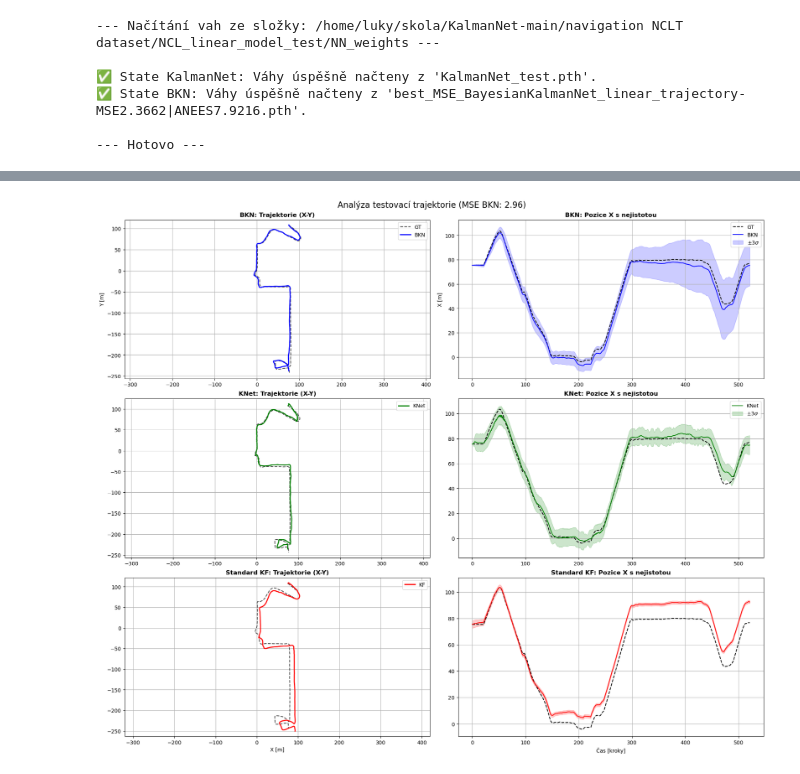
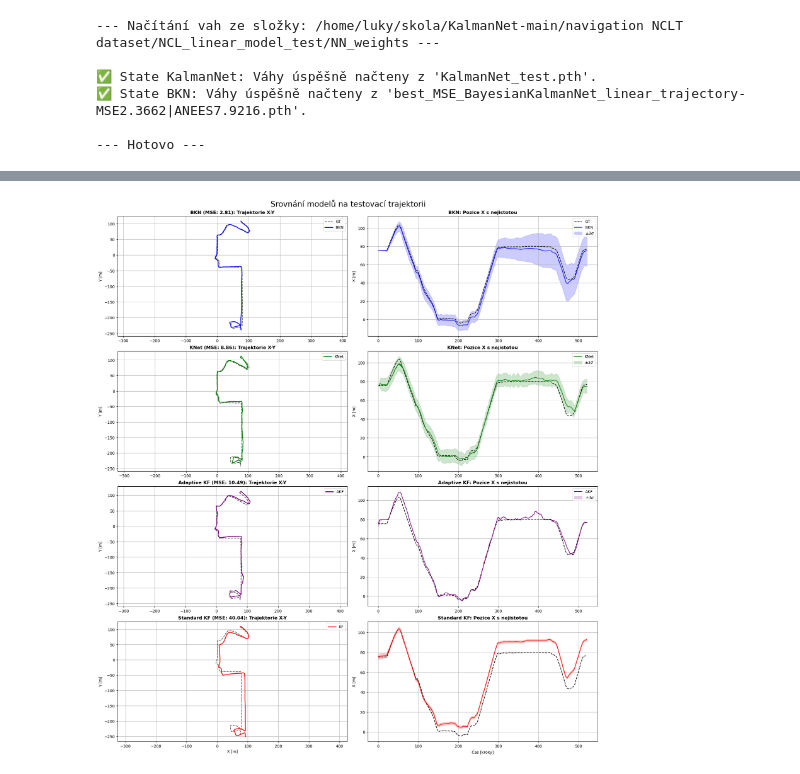
Before and after one commit to Lukas-Kozel/KalmanNet-for-state-estimation, a Jupyter notebook: navigation NCLT dataset/NCL_linear_model_test/full_test_Linear_velocity_integration.ipynb, the cells around one changed output, grey strips where cells are left out. Cells and saved outputs as stored; diff of their text form; code cells hidden in the pictures.

Commit message:
fix adaptive KalmanFilter

```diff
--- a/navigation NCLT dataset/NCL_linear_model_test/full_test_Linear_velocity_integration.ipynb
+++ b/navigation NCLT dataset/NCL_linear_model_test/full_test_Linear_velocity_integration.ipynb
@@ -557,8 +553,8 @@ except NameError:
 print("Inicializuji EKF, UKF, PF, AKF, KF...")
 ekf_filter = Filters.ExtendedKalmanFilter(sys_model)
 ukf_filter = Filters.UnscentedKalmanFilter(sys_model)
-pf_filter = Filters.ParticleFilter(sys_model, num_particles=500000) # Sníženo pro rychlost
-akf_filter = Filters.AdaptiveKalmanFilter(sys_model, mdm_L=3, mdm_version=1)
+pf_filter = Filters.ParticleFilter(sys_model, num_particles=1000000) # Sníženo pro rychlost
+akf_filter = Filters.AdaptiveKalmanFilter_online(sys_model, mdm_L=3, mdm_version=1, forgetting_factor=0.995)
 kf_filter = Filters.KalmanFilter(sys_model)
 
 # ==============================================================================
@@ -666,7 +662,7 @@ with torch.no_grad():
 
             # Adaptive KF
             try:
-                res_akf, _, _ = akf_filter.process_sequence_adaptively(y_seq)
+                res_akf, _, _ = akf_filter.process_sequence_adaptively(y_seq, Ex0=filter_init_state, P0=sys_model.P0)
                 save_filter_res('AKF', res_akf)
             except:
                 pass # AKF občas diverguje
@@ -811,20 +807,26 @@ with torch.no_grad():
         x_hat_knet = None
         knet_std_np = None
 
-# --- C) KF RUN ---
-# KF obvykle běží na CPU nebo s malou pamětí, zde změna není nutná,
-# ale pro jistotu detach()
-res_kf = kf_filter.process_sequence(y_seq, Ex0=filter_init_state, P0=sys_model.P0)
+    # --- C) AKF RUN (Adaptive KF) ---
+    # Tento filtr vrací (results_dict, Q_hist, R_hist)
+    res_akf_raw, _, _ = akf_filter.process_sequence_adaptively(y_seq, Ex0=filter_init_state, P0=sys_model.P0)
+
+    # --- D) KF RUN (Standard) ---
+    res_kf = kf_filter.process_sequence(y_seq, Ex0=filter_init_state, P0=sys_model.P0)
 
 
-# === 2. VIZUALIZACE ===
+# === 2. PŘÍPRAVA DAT PRO PLOTTING ===
 # Převod na numpy
 gt_np = x_true.cpu().numpy()
 time_steps = np.arange(len(gt_np))
 
-# BKN výsledky (už jsou na CPU díky úpravě výše)
+# BKN výsledky (už jsou na CPU)
 bkn_est_np = x_hat_bkn.numpy()
 bkn_std_np = np.sqrt(P_diag_bkn.numpy())
+
+# AKF výsledky
+akf_est_np = res_akf_raw['x_filtered'].detach().cpu().numpy()
+akf_std_np = np.sqrt(np.diagonal(res_akf_raw['P_filtered'].detach().cpu().numpy(), axis1=1, axis2=2))
 
 # KF výsledky
 kf_est_np = res_kf['x_filtered'].detach().cpu().numpy()
@@ -835,16 +837,21 @@ if x_hat_knet is not None:
 else:
     knet_est_np = None
 
-# Plotting
-fig, axs = plt.subplots(3, 2, figsize=(18, 15), constrained_layout=True)
-# Výpočet MSE pro titulek (na CPU)
+# === 3. VIZUALIZACE (4 řádky) ===
+# Změna: 4 řádky místo 3
+fig, axs = plt.subplots(4, 2, figsize=(18, 20), constrained_layout=True)
+
+# Výpočet MSE pro titulky
 mse_bkn = np.mean((bkn_est_np[1:] - gt_np[1:])**2)
-fig.suptitle(f"Analýza testovací trajektorie (MSE BKN: {mse_bkn:.2f})", fontsize=16)
+mse_akf = np.mean((akf_est_np[1:] - gt_np[1:])**2)
+mse_kf = np.mean((kf_est_np[1:] - gt_np[1:])**2)
+
+fig.suptitle(f"Srovnání modelů na testovací trajektorii", fontsize=20)
 
 # --- ŘÁDEK 1: Bayesian KalmanNet ---
 axs[0, 0].plot(gt_np[:, 0], gt_np[:, 2], 'k--', label='GT', alpha=0.7)
 axs[0, 0].plot(bkn_est_np[:, 0], bkn_est_np[:, 2], 'b-', linewidth=2, label='BKN')
-axs[0, 0].set_title("BKN: Trajektorie (X-Y)", fontweight='bold')
+axs[0, 0].set_title(f"BKN (MSE: {mse_bkn:.2f}): Trajektorie X-Y", fontweight='bold')
 axs[0, 0].set_ylabel("Y [m]")
 axs[0, 0].legend()
 axs[0, 0].grid(True)
@@ -863,45 +870,67 @@ axs[0, 1].grid(True)
 
 # --- ŘÁDEK 2: KNet (Classic) ---
 if knet_est_np is not None:
+    mse_knet = np.mean((knet_est_np[1:] - gt_np[1:])**2)
     axs[1, 0].plot(gt_np[:, 0], gt_np[:, 2], 'k--', alpha=0.7)
     axs[1, 0].plot(knet_est_np[:, 0], knet_est_np[:, 2], 'g-', linewidth=2, label='KNet')
-    axs[1, 0].set_title("KNet: Trajektorie (X-Y)", fontweight='bold')
+    axs[1, 0].set_title(f"KNet (MSE: {mse_knet:.2f}): Trajektorie X-Y", fontweight='bold')
+    axs[1, 0].set_ylabel("Y [m]")
     axs[1, 0].legend()
     axs[1, 0].grid(True)
     axs[1, 0].axis('equal')
 
     axs[1, 1].plot(time_steps, gt_np[:, 0], 'k--')
     axs[1, 1].plot(time_steps, knet_est_np[:, 0], 'g-', label='KNet')
-
-    # Vizualizace neurčitosti KNetu
     axs[1, 1].fill_between(time_steps,
                            knet_est_np[:, 0] - 3*knet_std_np[:, 0],
                            knet_est_np[:, 0] + 3*knet_std_np[:, 0],
                            color='green', alpha=0.2, label='$\pm 3\sigma$')
-
     axs[1, 1].set_title("KNet: Pozice X s nejistotou", fontweight='bold')
+    axs[1, 1].set_ylabel("X [m]")
     axs[1, 1].legend()
     axs[1, 1].grid(True)
 
-# --- ŘÁDEK 3: Standard KF ---
+# --- ŘÁDEK 3: Adaptive KF (AKF) - NOVÉ ---
 axs[2, 0].plot(gt_np[:, 0], gt_np[:, 2], 'k--', alpha=0.7)
-axs[2, 0].plot(kf_est_np[:, 0], kf_est_np[:, 2], 'r-', linewidth=2, label='KF')
-axs[2, 0].set_title("Standard KF: Trajektorie (X-Y)", fontweight='bold')
-axs[2, 0].set_xlabel("X [m]")
+axs[2, 0].plot(akf_est_np[:, 0], akf_est_np[:, 2], color='purple', linewidth=2, label='AKF')
+axs[2, 0].set_title(f"Adaptive KF (MSE: {mse_akf:.2f}): Trajektorie X-Y", fontweight='bold')
+axs[2, 0].set_ylabel("Y [m]")
 axs[2, 0].legend()
 axs[2, 0].grid(True)
 axs[2, 0].axis('equal')
 
 axs[2, 1].plot(time_steps, gt_np[:, 0], 'k--')
-axs[2, 1].plot(time_steps, kf_est_np[:, 0], 'r-', label='KF')
+axs[2, 1].plot(time_steps, akf_est_np[:, 0], color='purple', label='AKF')
 axs[2, 1].fill_between(time_steps,
+                       akf_est_np[:, 0] - 3*akf_std_np[:, 0],
+                       akf_est_np[:, 0] + 3*akf_std_np[:, 0],
+                       color='purple', alpha=0.2, label='$\pm 3\sigma$')
+axs[2, 1].set_title("Adaptive KF: Pozice X s nejistotou", fontweight='bold')
+axs[2, 1].set_ylabel("X [m]")
+axs[2, 1].legend()
+axs[2, 1].grid(True)
+
+# --- ŘÁDEK 4: Standard KF ---
+axs[3, 0].plot(gt_np[:, 0], gt_np[:, 2], 'k--', alpha=0.7)
+axs[3, 0].plot(kf_est_np[:, 0], kf_est_np[:, 2], 'r-', linewidth=2, label='KF')
+axs[3, 0].set_title(f"Standard KF (MSE: {mse_kf:.2f}): Trajektorie X-Y", fontweight='bold')
+axs[3, 0].set_xlabel("X [m]")
+axs[3, 0].set_ylabel("Y [m]")
+axs[3, 0].legend()
+axs[3, 0].grid(True)
+axs[3, 0].axis('equal')
+
+axs[3, 1].plot(time_steps, gt_np[:, 0], 'k--')
+axs[3, 1].plot(time_steps, kf_est_np[:, 0], 'r-', label='KF')
+axs[3, 1].fill_between(time_steps,
                        kf_est_np[:, 0] - 3*kf_std_np[:, 0],
                        kf_est_np[:, 0] + 3*kf_std_np[:, 0],
                        color='red', alpha=0.2, label='$\pm 3\sigma$')
-axs[2, 1].set_title("Standard KF: Pozice X s nejistotou", fontweight='bold')
-axs[2, 1].set_xlabel("Čas [kroky]")
-axs[2, 1].grid(True)
+axs[3, 1].set_title("Standard KF: Pozice X s nejistotou", fontweight='bold')
+axs[3, 1].set_xlabel("Čas [kroky]")
+axs[3, 1].set_ylabel("X [m]")
+axs[3, 1].grid(True)
 
 plt.show()
 # %% [output]
-[figure, old version]
+[figure, new version]
```
Also changed, not shown: parts of 2 cells of this notebook, 3 other files.
